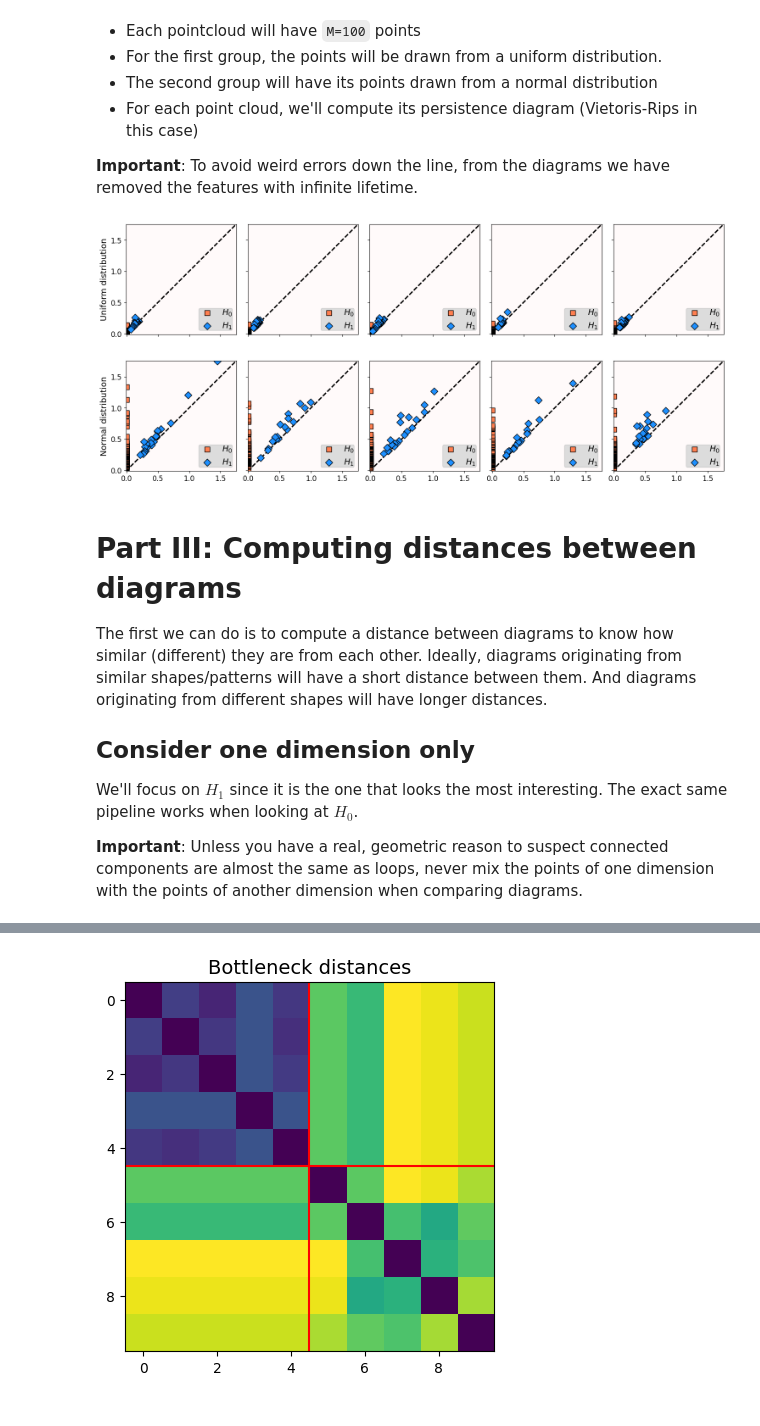
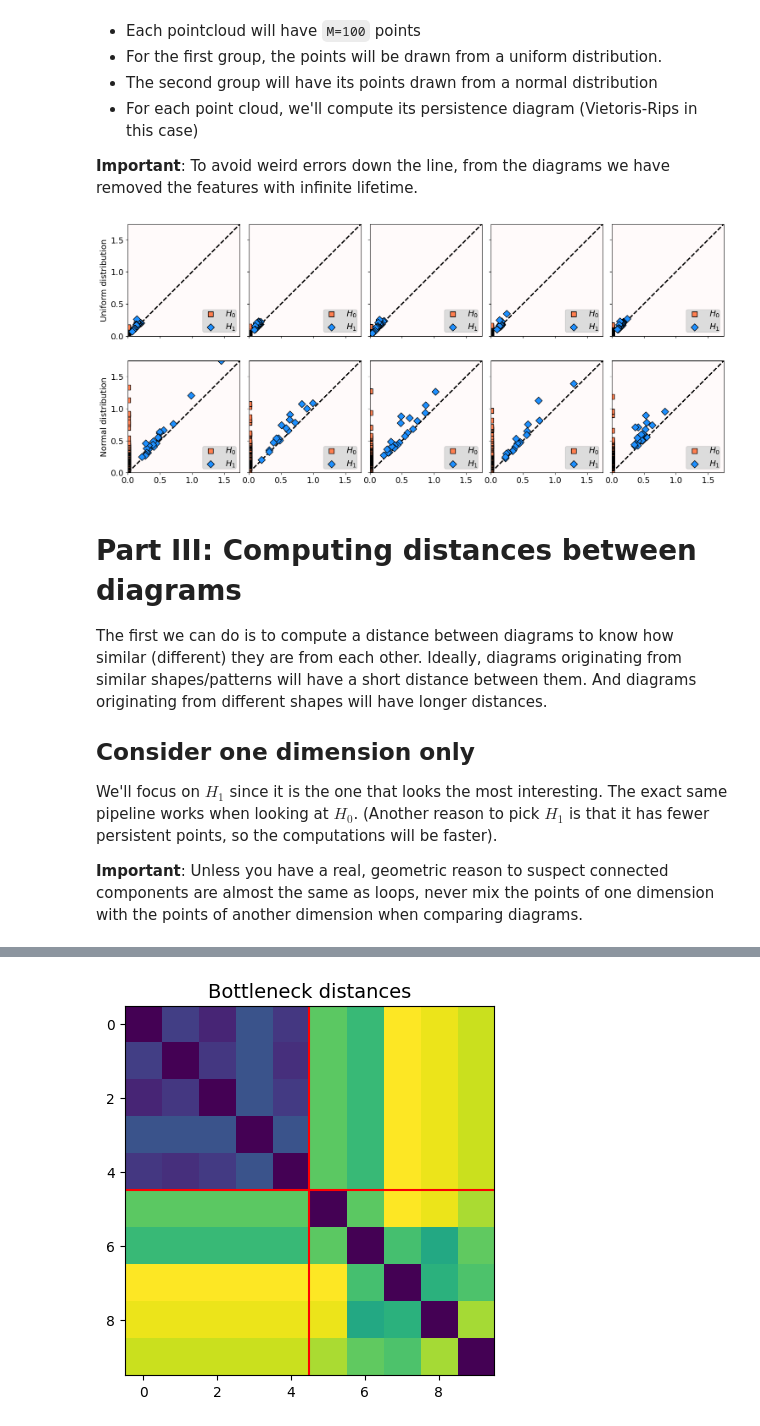
Before and after one commit to ejamezquita/pavement_tda, a Jupyter notebook: jupyter/03_tda_general_pipeline.ipynb, the cells around one changed output, grey strips where cells are left out. Saved outputs shown, nothing was run; the diff lists cells and outputs as text; code cells hidden in the pictures.

Commit message:
pipeline update

```diff
--- a/jupyter/03_tda_general_pipeline.ipynb
+++ b/jupyter/03_tda_general_pipeline.ipynb
@@ -82,27 +82,27 @@ maxval = max([max(map(np.max, dgm)) for dgm in dgms ])
 # %%
 # Plot all 10 diagrams
 
 fig, ax = plt.subplots(2, len(dgms)//2, figsize=(15, 7), sharex=True, sharey=True)
 ax = np.atleast_1d(ax).ravel()
 
 for i in range(len(ax)):
     for j in range(len(dgms[i])):
         ax[i].axline((0,0), slope=1, ls='dashed', lw=2, zorder=1, c='k')
         ax[i].scatter(*dgms[i][j].T, s=75, fc=colors[j], ec='k', marker=markers[j], label='$H_{{{}}}$'.format(j), zorder=2)
         ax[i].legend(loc='lower right', fontsize=fs, **legend_kw)
 
     # Make the plots prettier
     ax[i].set_facecolor('snow')
-    ax[i].set_xlim(-0.01, maxval+0.01)
-    ax[i].set_ylim(-0.01, maxval+0.01)
+    ax[i].scatter([0,maxval],[0,maxval],alpha=0)
+    ax[i].margins(0)
     ax[i].set_aspect('equal')
-    ax[i].tick_params(labelsize=.85*fs)
+    ax[i].tick_params(labelsize=fs)
 
 ax[0].set_ylabel('Uniform distribution', fontsize=fs)
 ax[N].set_ylabel('Normal distribution', fontsize=fs)
 fig.tight_layout()
 # %% [output]
-[figure, old version]
+[figure, new version]
 # %% [markdown]
 # Part III: Computing distances between diagrams
 
@@ -110,7 +110,7 @@ The first we can do is to compute a distance between diagrams to know how simila
 
 ## Consider one dimension only
 
-We'll focus on $H_1$ since it is the one that looks the most interesting. The exact same pipeline works when looking at $H_0$.
+We'll focus on $H_1$ since it is the one that looks the most interesting. The exact same pipeline works when looking at $H_0$. (Another reason to pick $H_1$ is that it has fewer persistent points, so the computations will be faster).
 
 **Important**: Unless you have a real, geometric reason to suspect connected components are almost the same as loops, never mix the points of one dimension with the points of another dimension when comparing diagrams.
 # %%
```
Also changed, not shown: parts of 23 cells of this notebook.
